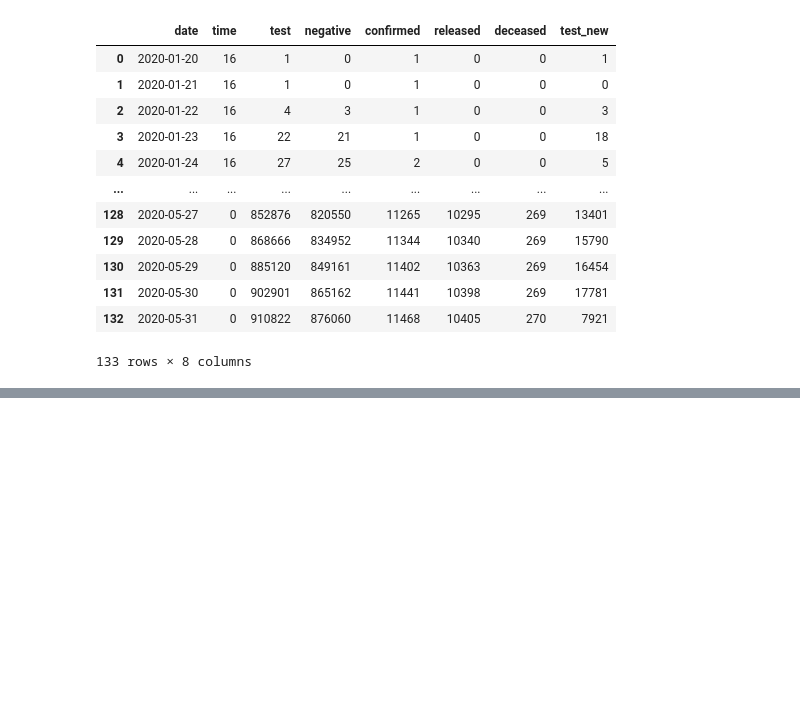
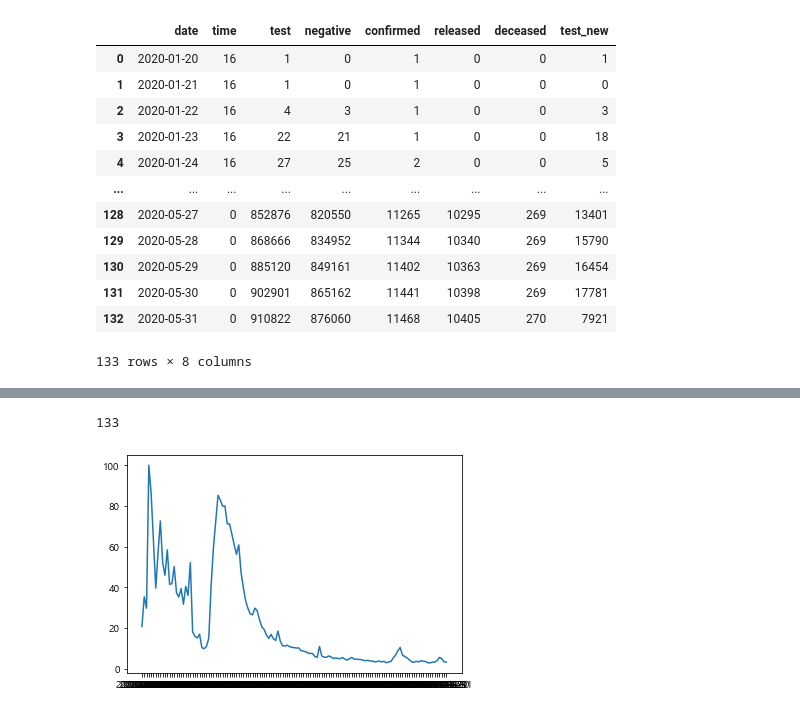
Before and after one commit to Shinest-changwon/OMG_coroan19_data_analysis, a Jupyter notebook: covid_time.ipynb, the cells around one changed output, grey strips where cells are left out. Cells and saved outputs as stored; diff of their text form; code cells hidden in the pictures; blank space fills up the shorter version.

```diff
--- a/covid_time.ipynb
+++ b/covid_time.ipynb
@@ -206,0 +176,10 @@ Text(0, 0.5, '검사 수')
+# %%
+df_trend_date = []
+df_trend_keyword = []
+for i in range(1480,1613):
+    x = df_trend["date"][i]
+    y = df_trend["coronavirus"][i]
+    df_trend_date.append(x)
+    df_trend_keyword.append(y)
+df_trend_date
+df_trend_keyword
@@ -206,0 +204,19 @@ Text(0, 0.5, '검사 수')
+# %%
+len(df_trend_date)
+# %% [output]
+133
+# %%
+#131
+date_new = range(133)
+date_new_labels = df_trend_date
+date_new_value = df_trend_keyword
+
+plt.plot(date_new, date_new_value)
+
+ax = plt.subplot()
+ax.set_xticks(date_new)
+ax.set_xticklabels(date_new_labels)
+
+plt.show()
+# %% [output]
+[figure, added]
```
Also changed, not shown: parts of 11 cells of this notebook.
